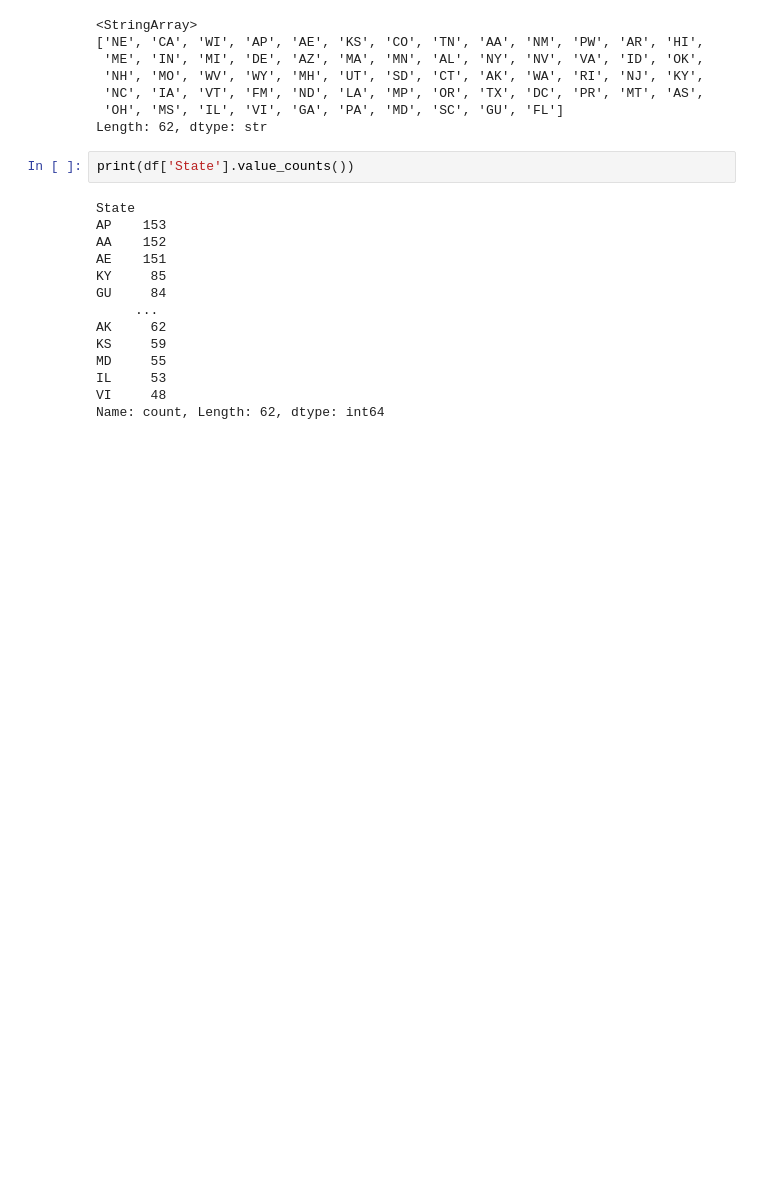
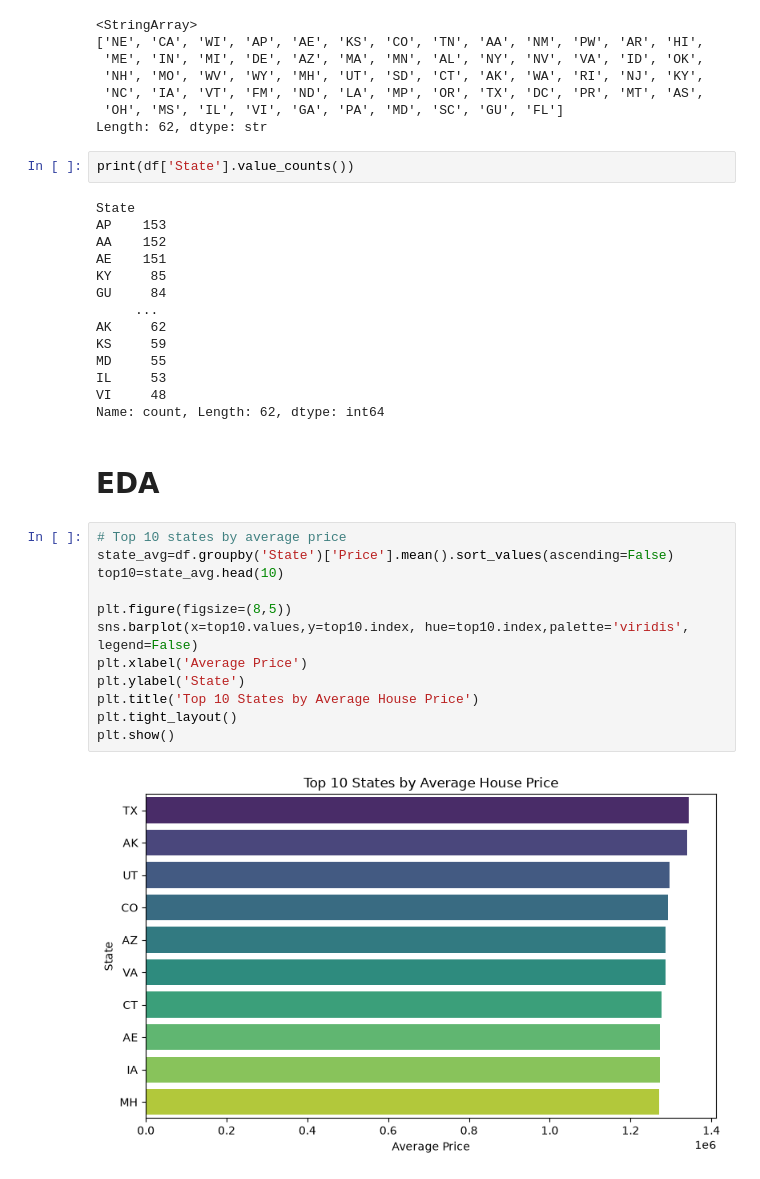
Before and after one commit to Ritupriya-Chowdhury/House-Price, a Jupyter notebook: House_price.ipynb, the cells around one changed output. Drawn from its saved outputs; the diff is of its cells as text; blank space fills up the shorter version.

```diff
--- a/House_price.ipynb
+++ b/House_price.ipynb
@@ -208,3 +223,19 @@ MD     55
 IL     53
 VI     48
 Name: count, Length: 62, dtype: int64
+# %% [markdown]
+# **EDA**
+# %%
+# Top 10 states by average price
+state_avg=df.groupby('State')['Price'].mean().sort_values(ascending=False)
+top10=state_avg.head(10)
+
+plt.figure(figsize=(8,5))
+sns.barplot(x=top10.values,y=top10.index, hue=top10.index,palette='viridis', legend=False)
+plt.xlabel('Average Price')
+plt.ylabel('State')
+plt.title('Top 10 States by Average House Price')
+plt.tight_layout()
+plt.show()
+# %% [output]
+[figure, added]
```
Also changed, not shown: parts of 24 cells of this notebook.
